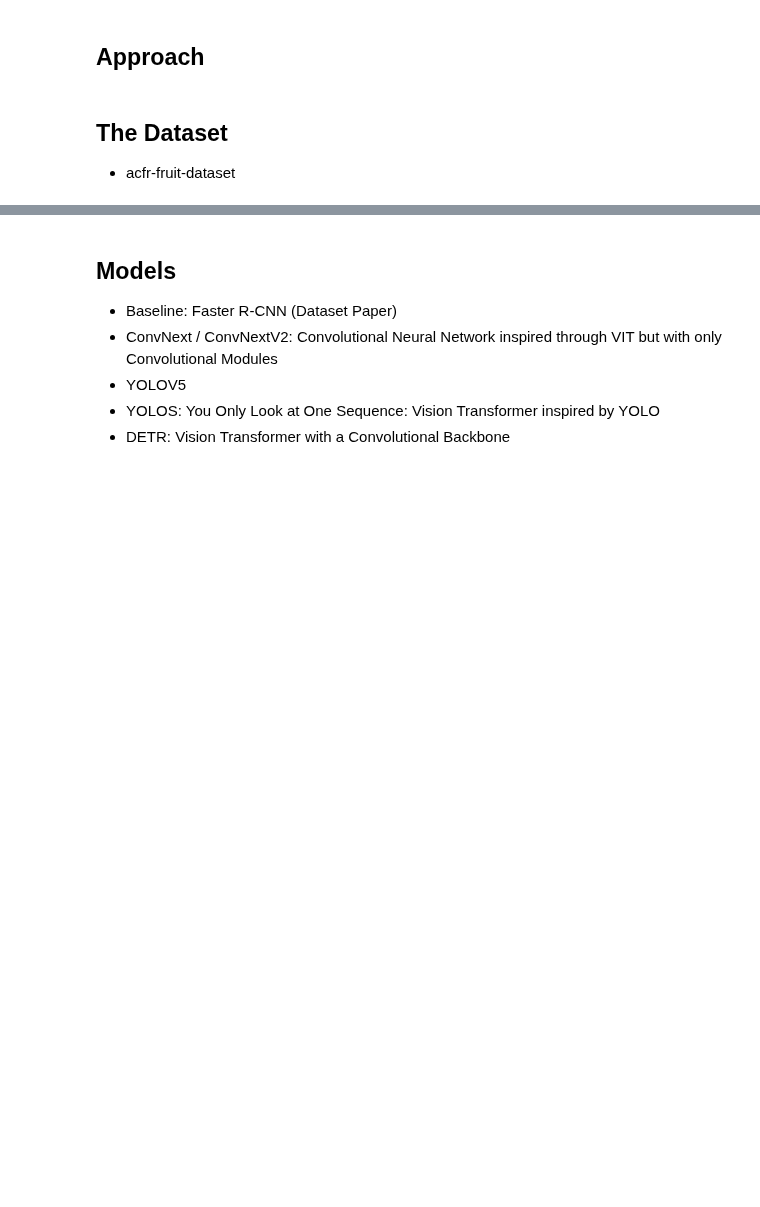
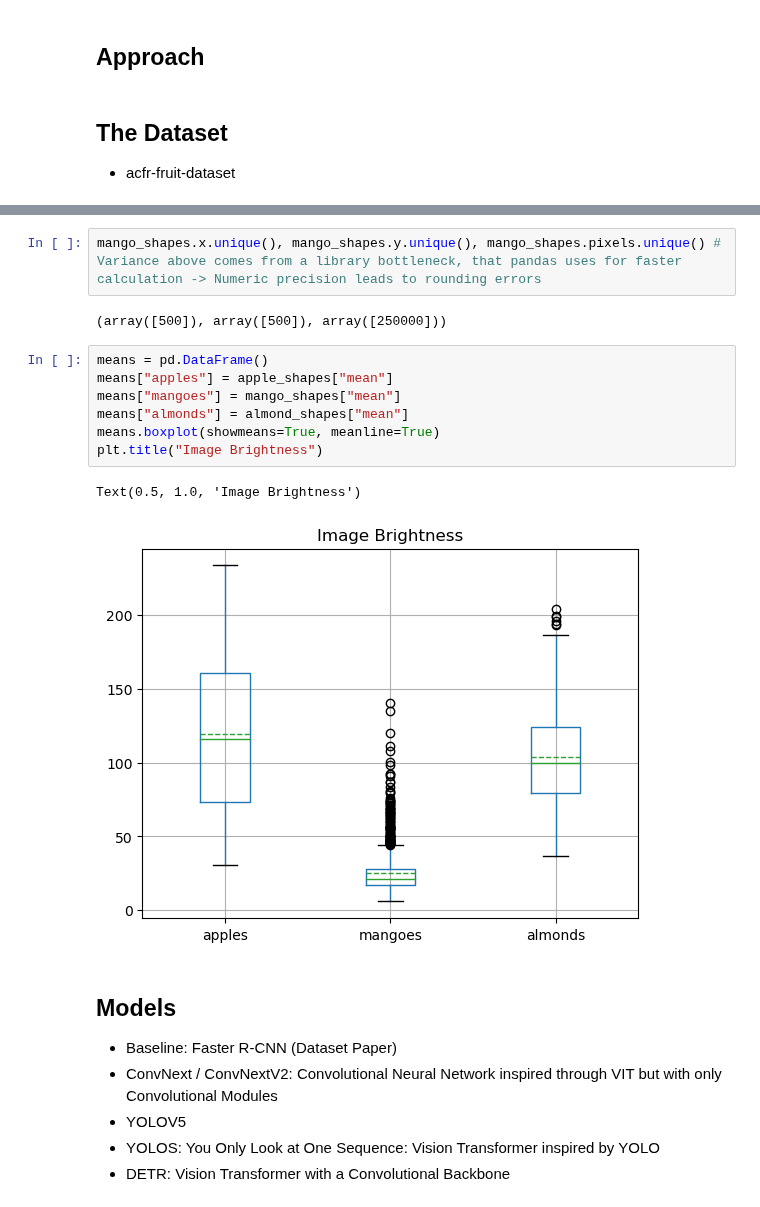
Before and after one commit to lkno0705/IndustrialApplicationsofAI, a Jupyter notebook: primary-sector/practical-agriculture/Yield_Estimation_for_Orchards.ipynb, the cells around one changed output, grey strips where cells are left out. Cells and saved outputs as stored; diff of their text form; blank space fills up the shorter version.

```diff
--- a/primary-sector/practical-agriculture/Yield_Estimation_for_Orchards.ipynb
+++ b/primary-sector/practical-agriculture/Yield_Estimation_for_Orchards.ipynb
@@ -12,3 +216,17 @@
+# %%
+mango_shapes.x.unique(), mango_shapes.y.unique(), mango_shapes.pixels.unique() # Variance above comes from a library bottleneck, that pandas uses for faster calculation -> Numeric precision leads to rounding errors
+# %% [output]
+(array([500]), array([500]), array([250000]))
+# %%
+means = pd.DataFrame()
+means["apples"] = apple_shapes["mean"]
+means["mangoes"] = mango_shapes["mean"]
+means["almonds"] = almond_shapes["mean"]
+means.boxplot(showmeans=True, meanline=True)
+plt.title("Image Brightness")
+# %% [output]
+Text(0.5, 1.0, 'Image Brightness')
+[figure, added]
 # %% [markdown]
 ## Models
 
```
Also changed, not shown: parts of 9 cells of this notebook.
